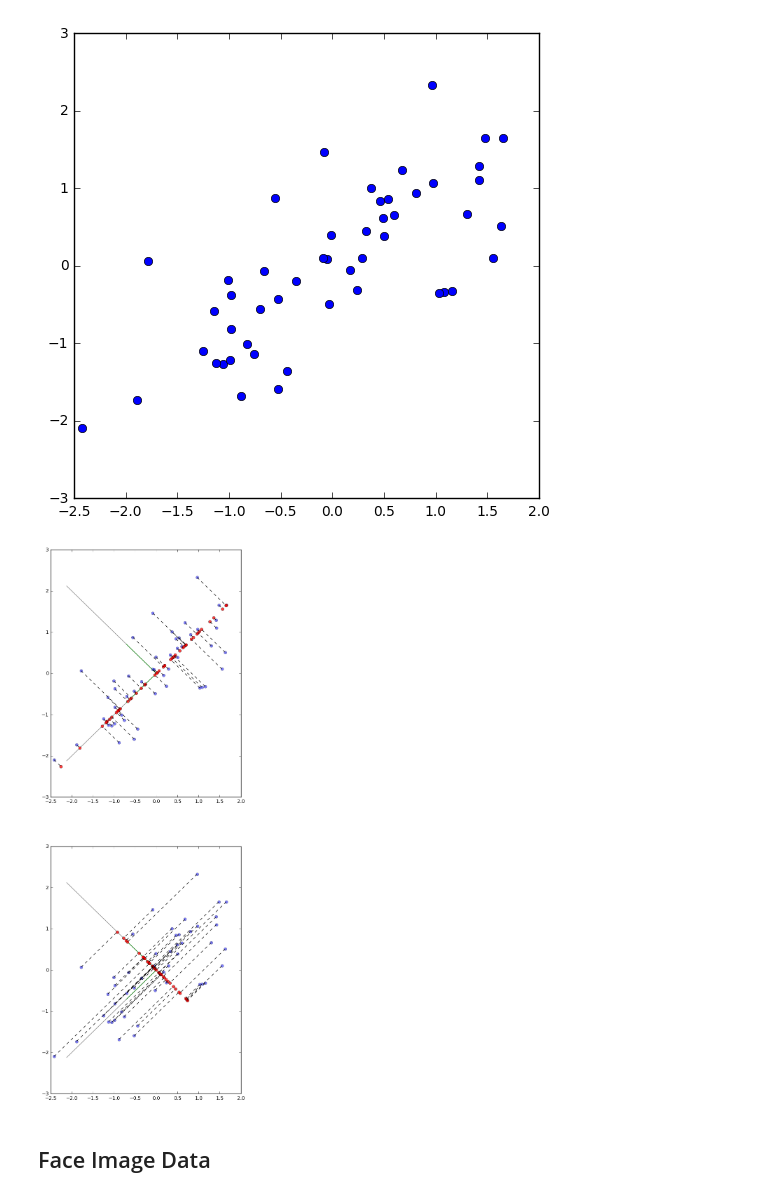
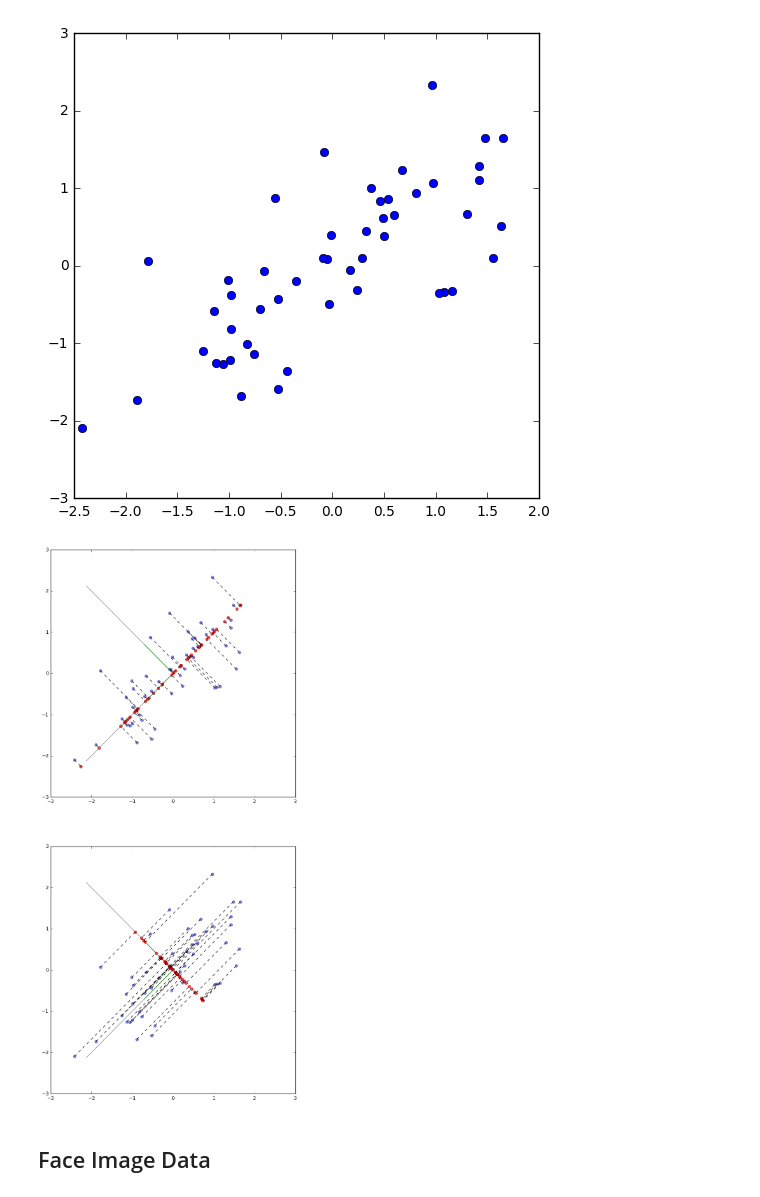
Before and after one commit to shuyangsun/k_means_clustering, a Jupyter notebook: principal_component_analysis.ipynb, the cells around one changed output. Drawn from its saved outputs; the diff is of its cells as text; code cells hidden in the pictures.

```diff
--- a/principal_component_analysis.ipynb
+++ b/principal_component_analysis.ipynb
@@ -43,30 +43,34 @@ def PCA(X, K=None, remain_variance=0.99):
 X_pca, U_n_K, U, K = PCA(X_norm, 1)
 X_approx = X_pca @ U_n_K.T
 # %%
-plt.figure(figsize=(7, 20))
+plt.figure(figsize=(9, 20))
 plt.subplot(2, 1, 1)
 plt.plot(X_norm[:, 0], X_norm[:, 1], 'bo', alpha=0.5)
 plt.plot([0, U[0, 0] * 3], [0, U[1, 0] * 3], 'k', alpha=0.5)
 plt.plot([0, U[0, 1] * 3], [0, U[1, 1] * 3], 'k', alpha = 0.5)
 plt.plot([0, U[0, 0]], [0, U[1, 0]], 'g')
 plt.plot([0, U[0, 1]], [0, U[1, 1]], 'g')
 plt.plot(X_approx[:, 0], X_approx[:, 1], 'ro', alpha=0.75)
 for i in range(np.size(X_norm, axis=0)):
     plt.plot((X_norm[i, 0], X_approx[i, 0]), (X_norm[i, 1], X_approx[i, 1]), 'k--')
+plt.xlim((-3, 3))
+plt.ylim((-3, 3))
 plt.subplot(2, 1, 2)
 X_pca_2 = X_norm @ U[:, 1:2]
 X_approx_2 = X_pca_2 @ U[:, 1:2].T
 plt.plot(X_norm[:, 0], X_norm[:, 1], 'bo', alpha=0.5)
 plt.plot([0, U[0, 0] * 3], [0, U[1, 0] * 3], 'k', alpha=0.5)
 plt.plot([0, U[0, 1] * 3], [0, U[1, 1] * 3], 'k', alpha = 0.5)
 plt.plot([0, U[0, 0]], [0, U[1, 0]], 'g')
 plt.plot([0, U[0, 1]], [0, U[1, 1]], 'g')
 plt.plot(X_approx_2[:, 0], X_approx_2[:, 1], 'ro', alpha=0.75)
 for i in range(np.size(X_norm, axis=0)):
     plt.plot((X_norm[i, 0], X_approx_2[i, 0]), (X_norm[i, 1], X_approx_2[i, 1]), 'k--')
+plt.xlim((-3, 3))
+plt.ylim((-3, 3))
 plt.show()
 # %% [output]
-[figure, old version]
+[figure, new version]
 # %% [markdown]
 ## Face Image Data
 # %%
```
Also changed, not shown: parts of 6 cells of this notebook, 1 other file.
